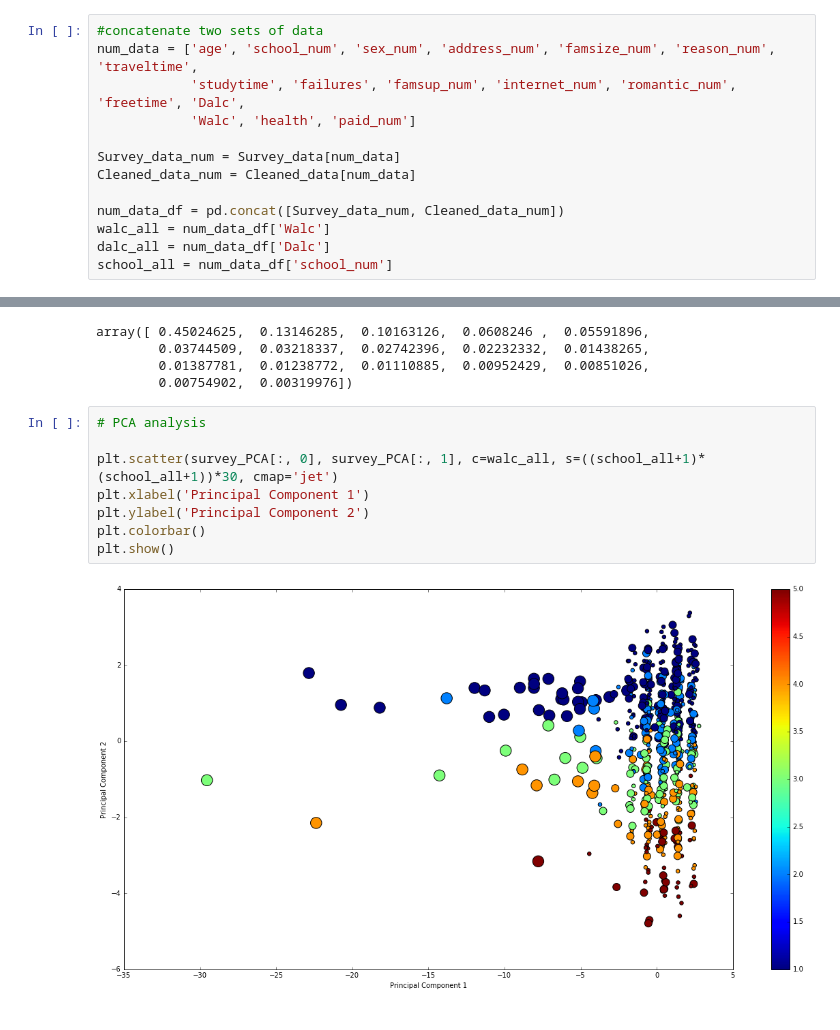
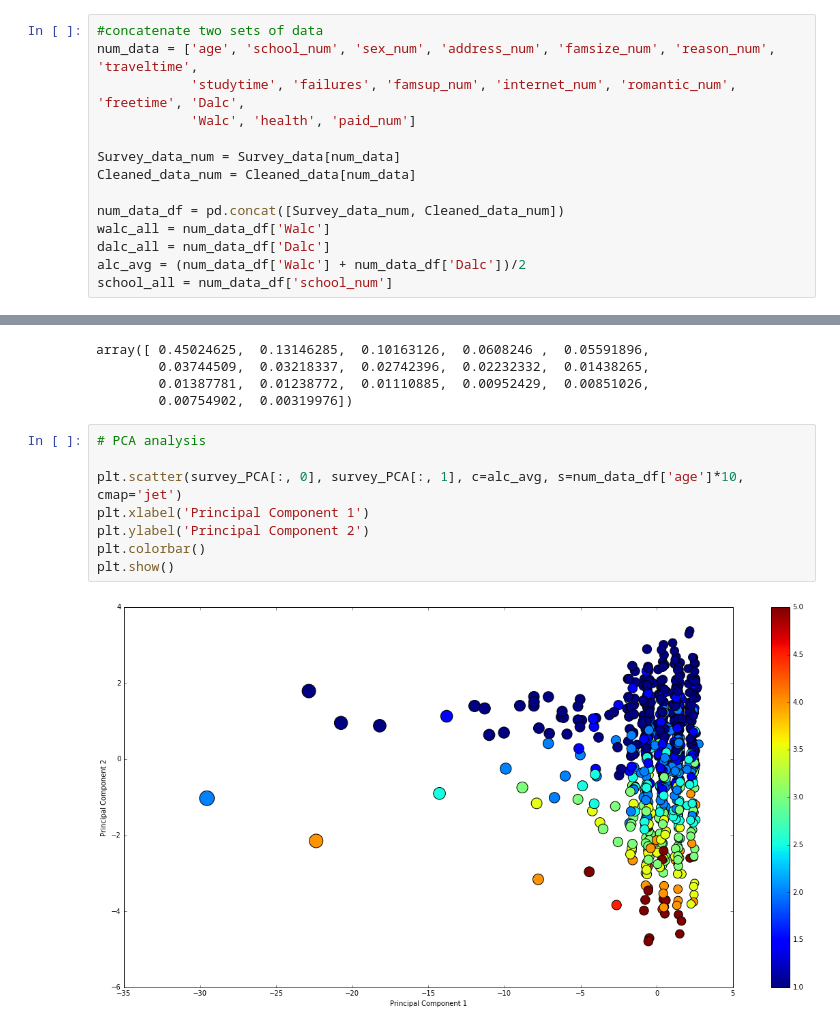
Before and after one commit to fagan2888/DataSci_Final_Project, a Jupyter notebook: PCA Visualization/PCA Visualization.ipynb, the cells around one changed output, grey strips where cells are left out. Saved outputs shown, nothing was run; the diff lists cells and outputs as text.

Commit message:
try more PCA visualization

```diff
--- a/PCA Visualization/PCA Visualization.ipynb
+++ b/PCA Visualization/PCA Visualization.ipynb
@@ -28,6 +28,7 @@ Cleaned_data_num = Cleaned_data[num_data]
 num_data_df = pd.concat([Survey_data_num, Cleaned_data_num])
 walc_all = num_data_df['Walc']
 dalc_all = num_data_df['Dalc']
+alc_avg = (num_data_df['Walc'] + num_data_df['Dalc'])/2
 school_all = num_data_df['school_num']
 # %%
 num_data_df.describe()
@@ -120,10 +121,10 @@ array([ 0.45024625,  0.13146285,  0.10163126,  0.0608246 ,  0.05591896,
 # %%
 # PCA analysis
 
-plt.scatter(survey_PCA[:, 0], survey_PCA[:, 1], c=walc_all, s=((school_all+1)*(school_all+1))*30, cmap='jet')
+plt.scatter(survey_PCA[:, 0], survey_PCA[:, 1], c=alc_avg, s=num_data_df['age']*10, cmap='jet')
 plt.xlabel('Principal Component 1')
 plt.ylabel('Principal Component 2')
 plt.colorbar()
 plt.show()
 # %% [output]
-[figure, old version]
+[figure, new version]
```
